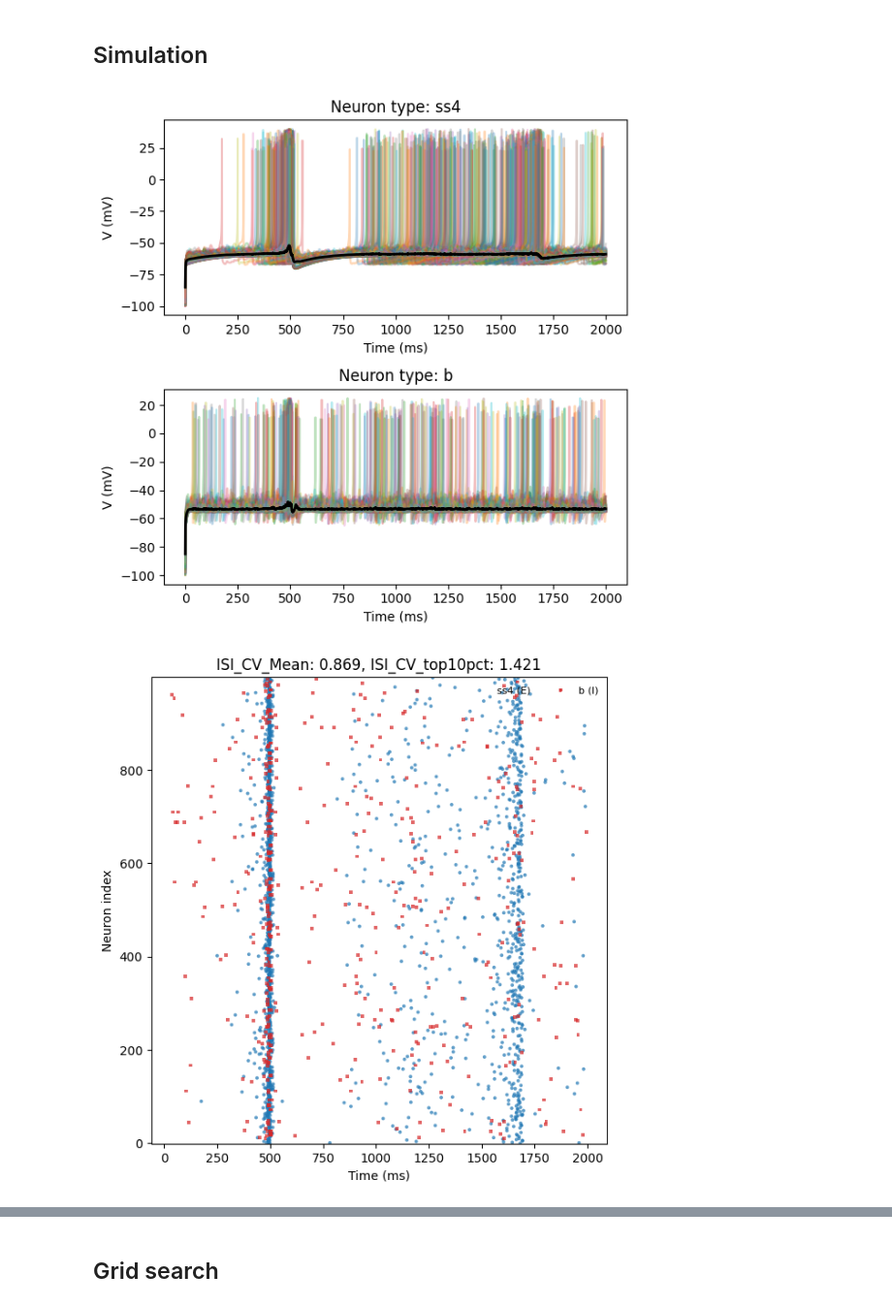
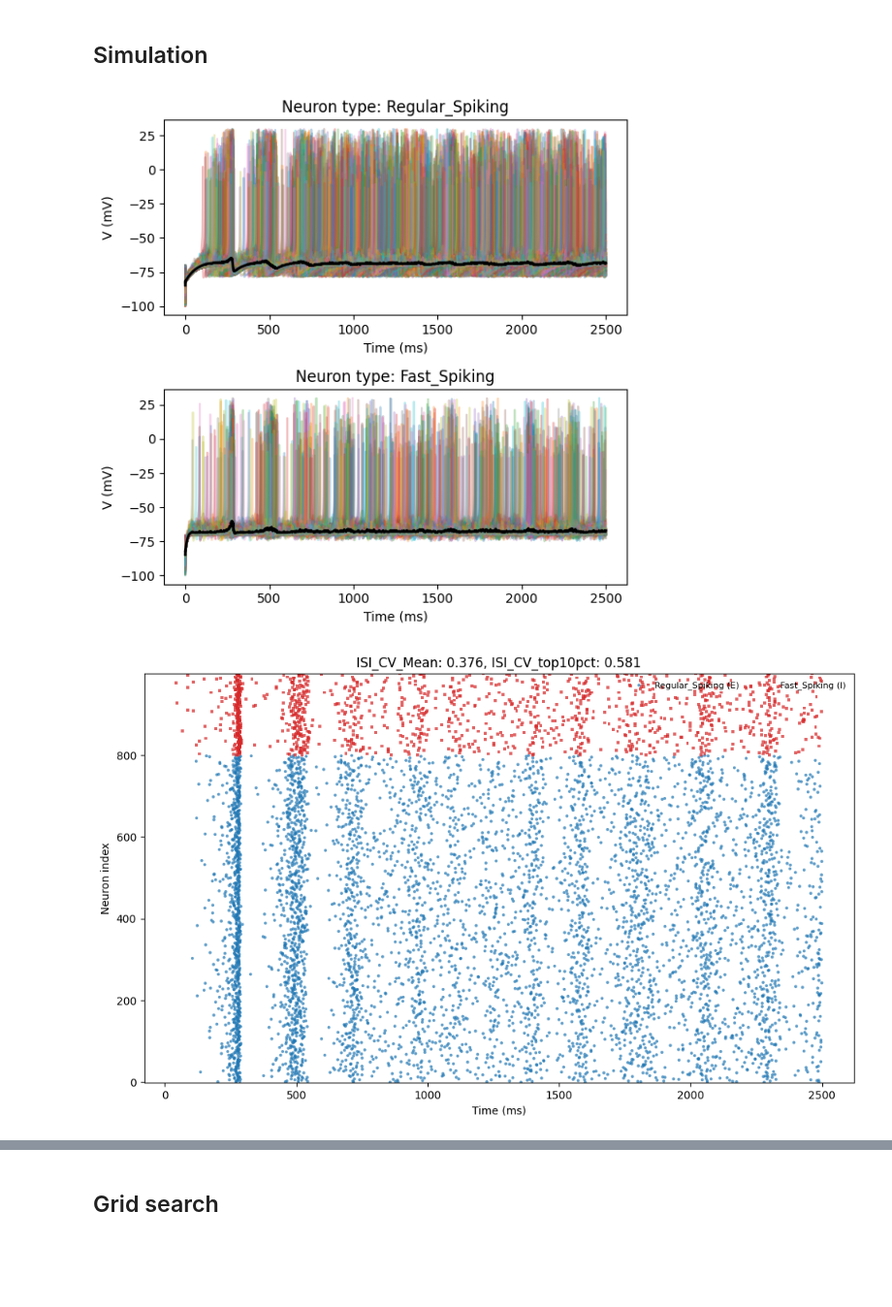
Before and after one commit to Dalsaetra/NeuroSimV3, a Jupyter notebook: python/independent_study_notebooks/week12_STDP.ipynb, the cells around one changed output, grey strips where cells are left out. Shown at 97% size. Drawn from its saved outputs; the diff is of its cells as text; code cells hidden in the pictures; blank space fills up the shorter version.

```diff
--- a/python/independent_study_notebooks/week12_STDP.ipynb
+++ b/python/independent_study_notebooks/week12_STDP.ipynb
@@ -26,17 +23,17 @@ from src.external_inputs import *
 # %% [markdown]
 ## Constants
 # %%
-weight_scale = 1.0
+weight_scale = 1.2 / 100
 g = 0.85
 
 J_I = weight_scale * g
 J_E = weight_scale
 delay_mean = 10.0
 delay_std = delay_mean * 0.6
-v_ext = 0.11
+v_ext = 0.10
 
-excitatory_type = "ss4"
-inhibitory_type = "b"
+excitatory_type = "Regular_Spiking"
+inhibitory_type = "Fast_Spiking"
 # %% [markdown]
 ## Generate network
 # %%
@@ -47,13 +44,13 @@ for i in range(1000):
     G.add_node(i)
 
 # Assign 800 nodes as excitatory and 200 as inhibitory
-excitatory_nodes = random.sample(range(1000), 800)
-for i in range(1000):
-    if i in excitatory_nodes:
+# excitatory_nodes = random.sample(range(1000), 800)
+for i in range(800):
         G.nodes[i]['inhibitory'] = False
         G.nodes[i]['ntype'] = excitatory_type
         G.nodes[i]['layer'] = 0
-    else:
+
+for i in range(800, 1000):
         G.nodes[i]['inhibitory'] = True
         G.nodes[i]['ntype'] = inhibitory_type
         G.nodes[i]['layer'] = 0
@@ -71,7 +68,7 @@ for i in range(1000):
 # %% [markdown]
 ## Simulation setup
 # %%
-dt = 0.1
+dt = 0.5
 # %%
 # Neuron population parameters
 n_neurons = G.number_of_nodes()
@@ -95,42 +92,46 @@ connectome.nx_to_connectome(G)
 
 # Randomize initial voltages
 Vs = np.random.uniform(-100, -70, size=n_neurons)
-us = np.random.uniform(0, 400, size=n_neurons)
+us = np.random.uniform(0, 400, size=n_neurons) * 0
 spikes = np.zeros(n_neurons, dtype=bool)
 Ts = np.zeros_like(spikes)
 
 state0 = (Vs,
           us,
           spikes.copy(),
           Ts.copy())
 
-sim = Simulation(connectome, dt, stepper_type="euler_det", state0=state0)
+sim = Simulation(connectome, dt, stepper_type="simple", state0=state0)
+# sim = Simulation(connectome, dt, stepper_type="euler_det")
 
 # rate = np.zeros(n_neurons)
-poisson = PoissonInput(n_neurons, rate=v_ext, amplitude=1.0)
+poisson = PoissonInput(n_neurons, rate=v_ext, amplitude=0.03)
 
-for i in range(20000):
+for i in range(5000):
     sensory_spikes = poisson(dt)
+    # I_ext = np.zeros(n_neurons)
+    # random_neuron = np.random.randint(0, n_neurons)
+    # I_ext[random_neuron] = 2000.0
     sim.step(spike_ext=sensory_spikes)
     # sim.step(I_ext=I_ext)
 
 sim.plot_voltage_per_type(figsize=(6, 6))
 
 import time
 time_start = time.time()
 
 # Save sim.stats.Vs, sim.stats.spikes, sim.stats.ts for analysis
 np.savez(f"sim_stats_{time_start}.npz", Vs=sim.stats.Vs, spikes=sim.stats.spikes, ts=sim.stats.ts)
 
 stats = sim.stats.compute_metrics(dt, bin_ms_participation=300)
 
 isi_mean = stats['ISI_CV_mean']
 isi_top = stats["ISI_CV_mean_top10pct"]
 
-sim.plot_spike_raster(figsize=(6, 6), title=f"ISI_CV_Mean: {isi_mean:.3f}, ISI_CV_top10pct: {isi_top:.3f}")
+sim.plot_spike_raster(figsize=(10, 6), title=f"ISI_CV_Mean: {isi_mean:.3f}, ISI_CV_top10pct: {isi_top:.3f}")
 # %% [output]
-[figure, old version]
+[figure, new version]
-[figure, old version]
+[figure, new version]
 # %%
 connectome.W
 # %% [output]
```
Also changed, not shown: parts of 5 cells of this notebook, 8 other files.
